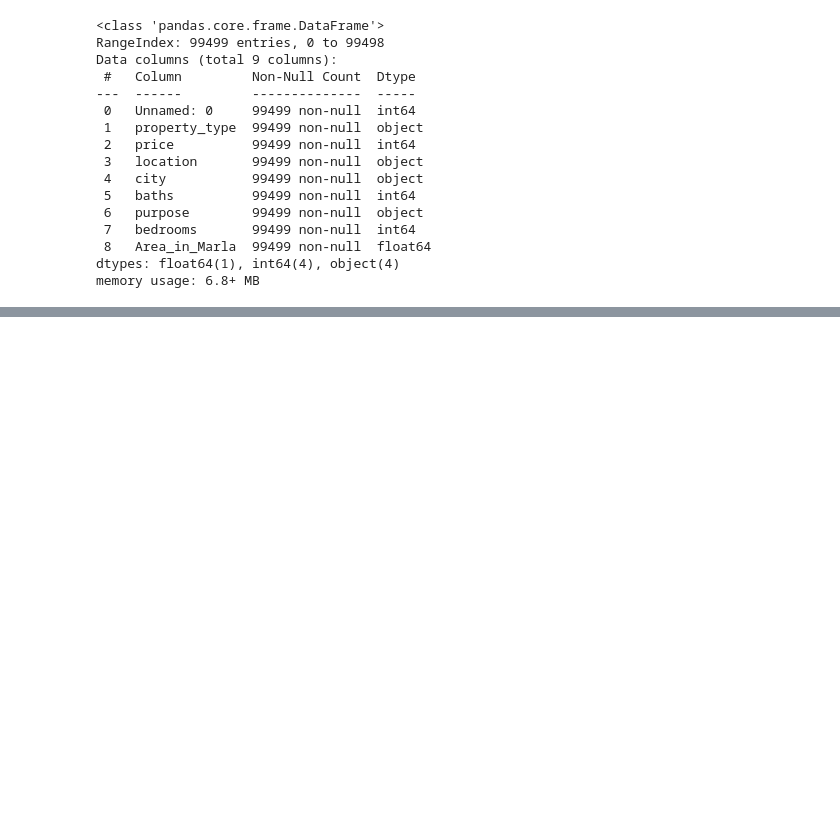
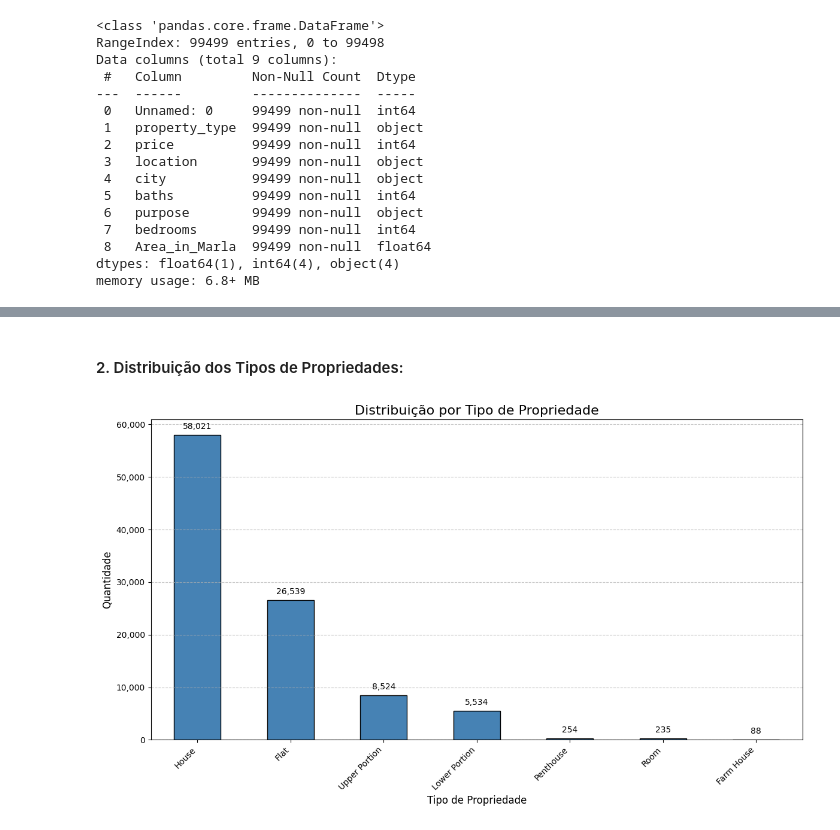
Before and after one commit to lucavillela/pakistan-estate-ml, a Jupyter notebook: main.ipynb, the cells around one changed output, grey strips where cells are left out. Drawn from its saved outputs; the diff is of its cells as text; code cells hidden in the pictures; blank space fills up the shorter version.

```diff
--- a/main.ipynb
+++ b/main.ipynb
@@ -70,0 +133,38 @@ clean_df.head()
+# %% [markdown]
+#### 2. Distribuição dos Tipos de Propriedades:
+# %%
+
+distribuicao_tipo = clean_df['property_type'].value_counts()
+# print(distribuicao_tipo)
+# print("\n")
+
+plt.figure(figsize=(12, 7))
+ax1 = distribuicao_tipo.plot(
+    kind='bar',
+    color='steelblue',
+    edgecolor='black'
+)
+
+plt.title('Distribuição por Tipo de Propriedade', fontsize=16)
+plt.xlabel('Tipo de Propriedade', fontsize=12)
+plt.ylabel('Quantidade', fontsize=12)
+plt.xticks(rotation=45, ha='right')
+plt.grid(axis='y', linestyle='--', alpha=0.7)
+
+# Formatar o eixo Y como moeda
+formatter = mticker.FuncFormatter(lambda x, p: f'{x:,.0f}')
+ax1.yaxis.set_major_formatter(formatter)
+
+# **Adicionar rótulos de dados (valores) nas barras**
+for p in ax1.patches:
+    height = p.get_height()
+    ax1.annotate(f'{height:,.0f}',
+        (p.get_x() + p.get_width() / 2., height),
+        ha='center', va='bottom',
+        xytext=(0, 5), textcoords='offset points',
+        fontsize=10)
+
+plt.tight_layout()
+plt.show()
+# %% [output]
+[figure, added]
```
Also changed, not shown: parts of 15 cells of this notebook.
